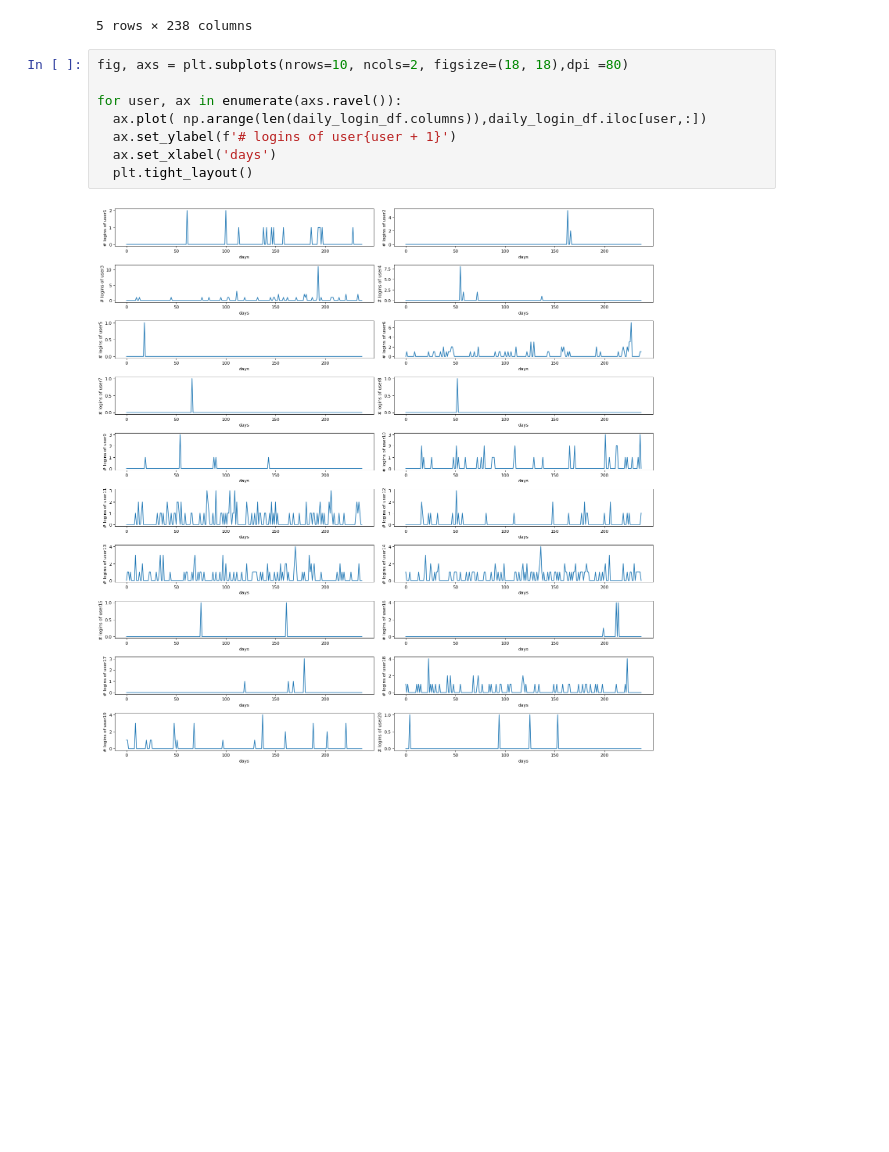
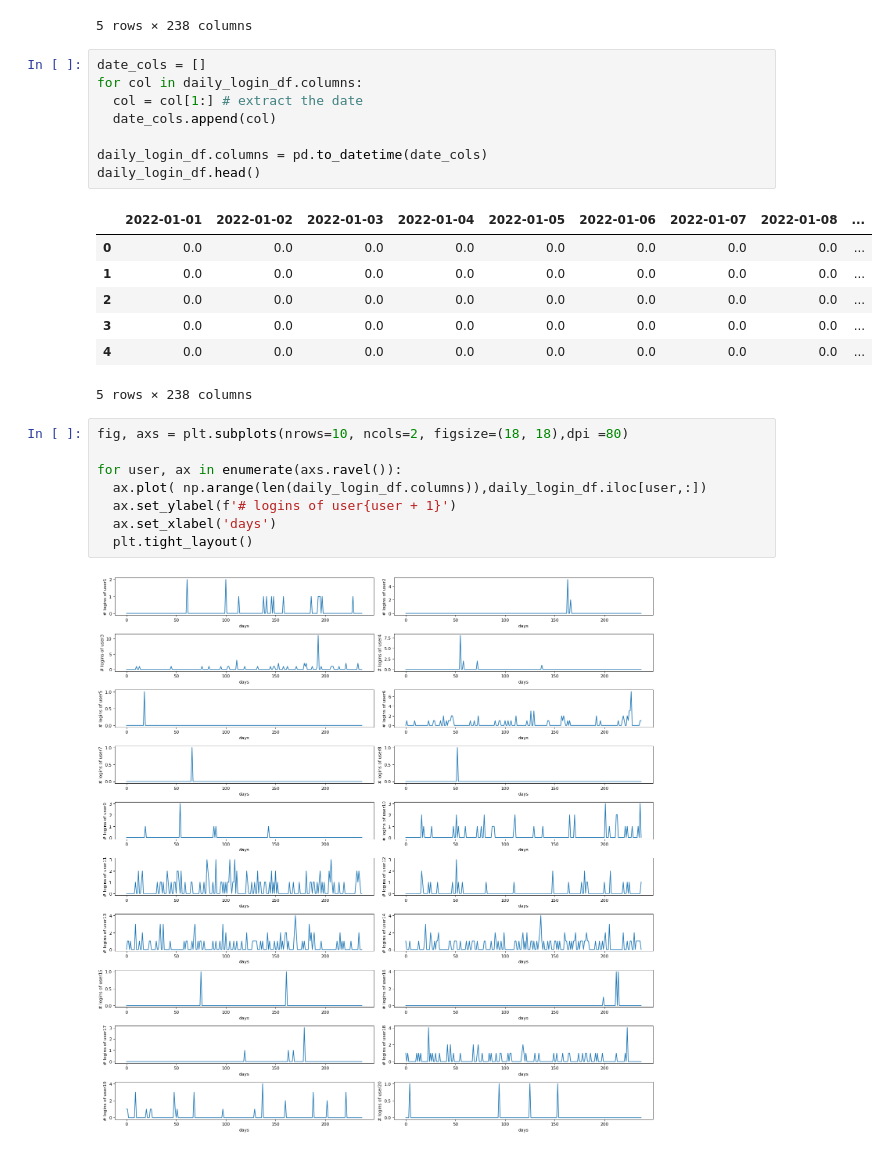
Before and after one commit to eldor-fozilov/data-science-contest, a Jupyter notebook: Task_2_and_3.ipynb, the cells around one changed output. Saved outputs shown, nothing was run; the diff lists cells and outputs as text; blank space fills up the shorter version.

```diff
--- a/Task_2_and_3.ipynb
+++ b/Task_2_and_3.ipynb
@@ -40,6 +40,22 @@ daily_login_df.head()
 | 3 | 0.0 | 0.0 | 0.0 | 0.0 | 0.0 | 0.0 | 0.0 | 0.0 | 0.0 | ... |
 | 4 | 0.0 | 0.0 | 0.0 | 0.0 | 0.0 | 0.0 | 0.0 | 0.0 | 0.0 | ... |
 5 rows × 238 columns
+# %%
+date_cols = []
+for col in daily_login_df.columns:
+  col = col[1:] # extract the date
+  date_cols.append(col)
+
+daily_login_df.columns = pd.to_datetime(date_cols)
+daily_login_df.head()
+# %% [output]
+|  | 2022-01-01 | 2022-01-02 | 2022-01-03 | 2022-01-04 | 2022-01-05 | 2022-01-06 | 2022-01-07 | 2022-01-08 | ... |
+| 0 | 0.0 | 0.0 | 0.0 | 0.0 | 0.0 | 0.0 | 0.0 | 0.0 | ... |
+| 1 | 0.0 | 0.0 | 0.0 | 0.0 | 0.0 | 0.0 | 0.0 | 0.0 | ... |
+| 2 | 0.0 | 0.0 | 0.0 | 0.0 | 0.0 | 0.0 | 0.0 | 0.0 | ... |
+| 3 | 0.0 | 0.0 | 0.0 | 0.0 | 0.0 | 0.0 | 0.0 | 0.0 | ... |
+| 4 | 0.0 | 0.0 | 0.0 | 0.0 | 0.0 | 0.0 | 0.0 | 0.0 | ... |
+5 rows × 238 columns
 # %%
 fig, axs = plt.subplots(nrows=10, ncols=2, figsize=(18, 18),dpi =80)
 
```
Also changed, not shown: parts of 14 cells of this notebook.
